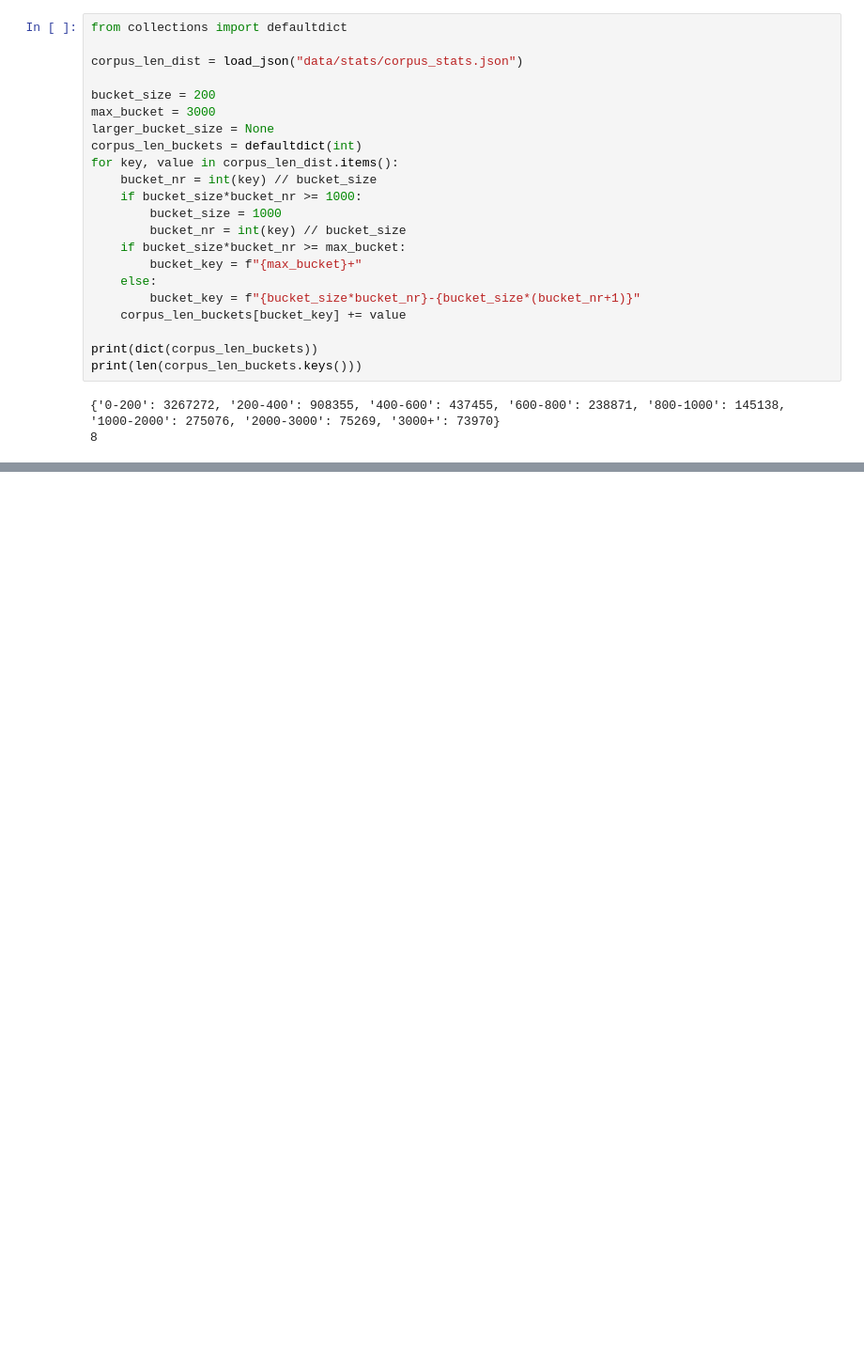
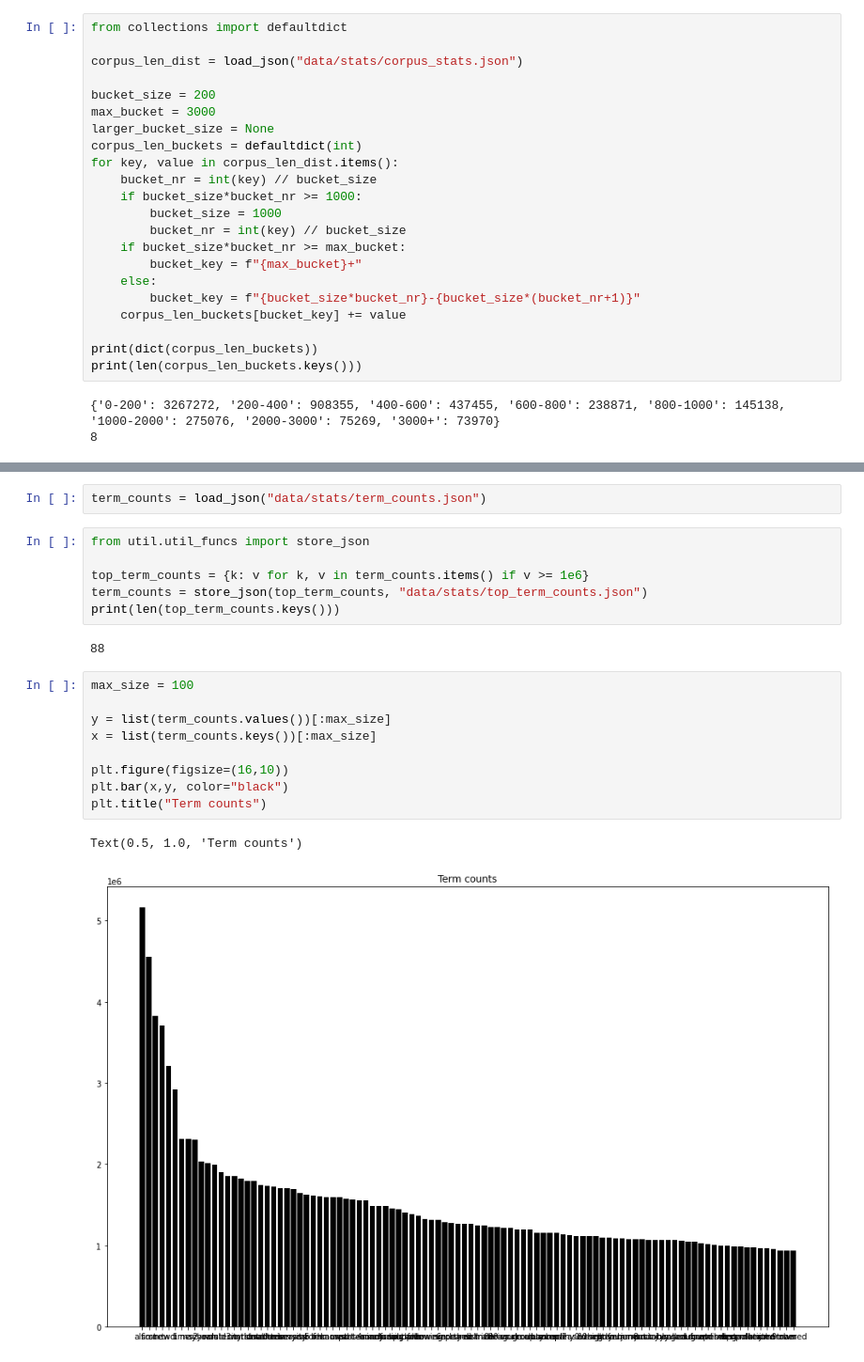
Before and after one commit to Martin36/FEVER2021_SharedTask, a Jupyter notebook: Dataset_Statistics.ipynb, the cells around one changed output, grey strips where cells are left out. Shown at 94% size. Drawn from its saved outputs; the diff is of its cells as text; blank space fills up the shorter version.

```diff
--- a/Dataset_Statistics.ipynb
+++ b/Dataset_Statistics.ipynb
@@ -84,3 +81,25 @@ plt.title("Distribution of corpus document lengths")
 # %% [output]
 Text(0.5, 1.0, 'Distribution of corpus document lengths')
 [figure]
+# %%
+term_counts = load_json("data/stats/term_counts.json")
+# %%
+from util.util_funcs import store_json
+
+top_term_counts = {k: v for k, v in term_counts.items() if v >= 1e6}
+term_counts = store_json(top_term_counts, "data/stats/top_term_counts.json")
+print(len(top_term_counts.keys()))
+# %% [output]
+88
+# %%
+max_size = 100
+
+y = list(term_counts.values())[:max_size]
+x = list(term_counts.keys())[:max_size]
+
+plt.figure(figsize=(16,10))
+plt.bar(x,y, color="black")
+plt.title("Term counts")
+# %% [output]
+Text(0.5, 1.0, 'Term counts')
+[figure, added]
```
Also changed, not shown: parts of 1 cell of this notebook, 3 other files.
